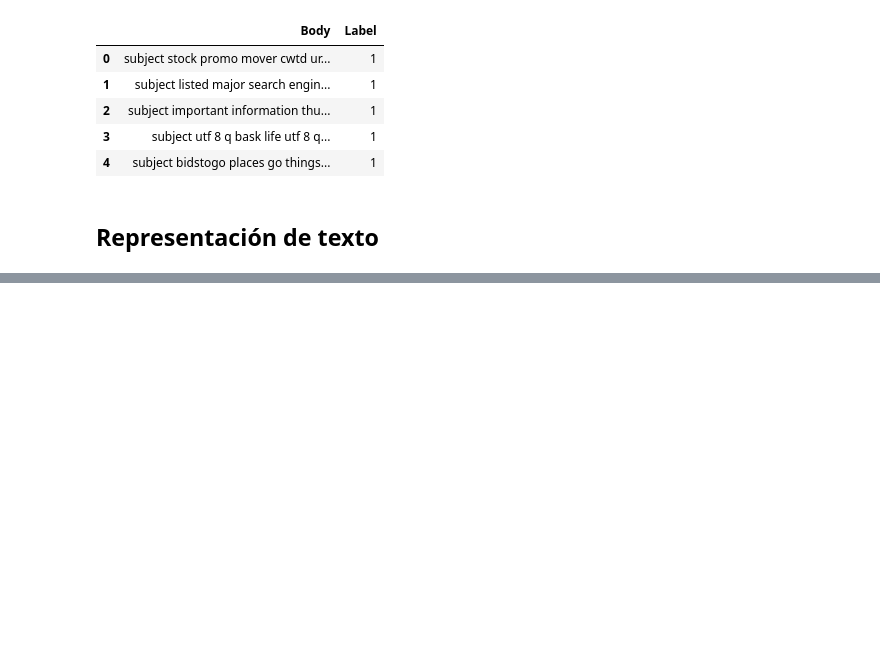
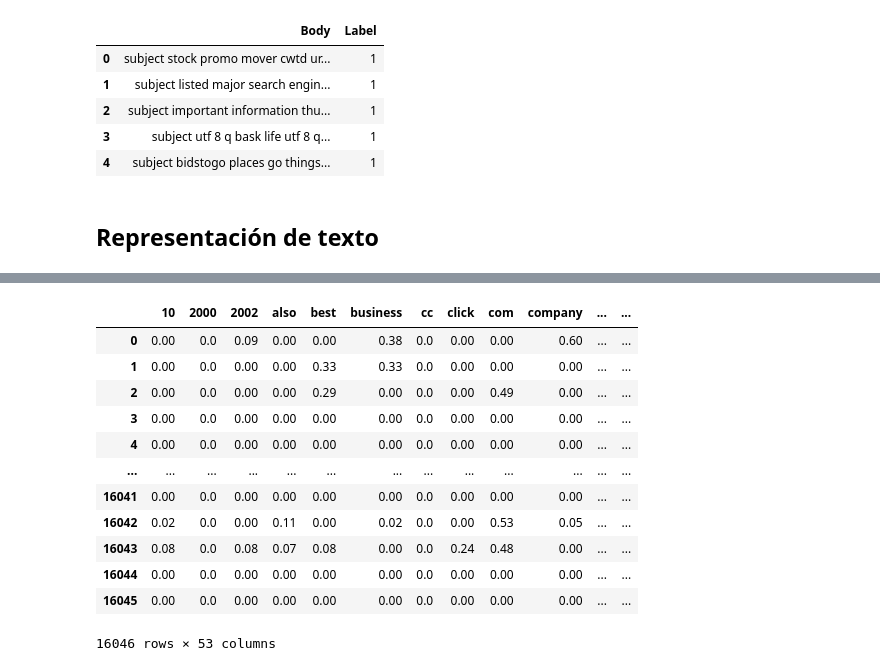
Before and after one commit to dianaxime/SDS-Lab02, a Jupyter notebook: Laboratorio02.ipynb, the cells around one changed output, grey strips where cells are left out. Cells and saved outputs as stored; diff of their text form; code cells hidden in the pictures; blank space fills up the shorter version.

```diff
--- a/Laboratorio02.ipynb
+++ b/Laboratorio02.ipynb
@@ -179,0 +201,21 @@ pd.DataFrame(cv_matrix, columns=vocabulario)
+# %%
+tv = TfidfVectorizer(min_df=0.1, max_df=0.9, use_idf=True)
+tv_matrix = tv.fit_transform(df_final['Body'])
+tv_matrix = tv_matrix.toarray()
+# %%
+vocabulario = tv.get_feature_names()
+pd.DataFrame(np.round(tv_matrix, 2), columns=vocabulario)
+# %% [output]
+|  | 10 | 2000 | 2002 | also | best | business | cc | click | com | company | ... | ... |
+| 0 | 0.00 | 0.0 | 0.09 | 0.00 | 0.00 | 0.38 | 0.0 | 0.00 | 0.00 | 0.60 | ... | ... |
+| 1 | 0.00 | 0.0 | 0.00 | 0.00 | 0.33 | 0.33 | 0.0 | 0.00 | 0.00 | 0.00 | ... | ... |
+| 2 | 0.00 | 0.0 | 0.00 | 0.00 | 0.29 | 0.00 | 0.0 | 0.00 | 0.49 | 0.00 | ... | ... |
+| 3 | 0.00 | 0.0 | 0.00 | 0.00 | 0.00 | 0.00 | 0.0 | 0.00 | 0.00 | 0.00 | ... | ... |
+| 4 | 0.00 | 0.0 | 0.00 | 0.00 | 0.00 | 0.00 | 0.0 | 0.00 | 0.00 | 0.00 | ... | ... |
+| ... | ... | ... | ... | ... | ... | ... | ... | ... | ... | ... | ... | ... |
+| 16041 | 0.00 | 0.0 | 0.00 | 0.00 | 0.00 | 0.00 | 0.0 | 0.00 | 0.00 | 0.00 | ... | ... |
+| 16042 | 0.02 | 0.0 | 0.00 | 0.11 | 0.00 | 0.02 | 0.0 | 0.00 | 0.53 | 0.05 | ... | ... |
+| 16043 | 0.08 | 0.0 | 0.08 | 0.07 | 0.08 | 0.00 | 0.0 | 0.24 | 0.48 | 0.00 | ... | ... |
+| 16044 | 0.00 | 0.0 | 0.00 | 0.00 | 0.00 | 0.00 | 0.0 | 0.00 | 0.00 | 0.00 | ... | ... |
+| 16045 | 0.00 | 0.0 | 0.00 | 0.00 | 0.00 | 0.00 | 0.0 | 0.00 | 0.00 | 0.00 | ... | ... |
+16046 rows × 53 columns
```
Also changed, not shown: parts of 3 cells of this notebook.
